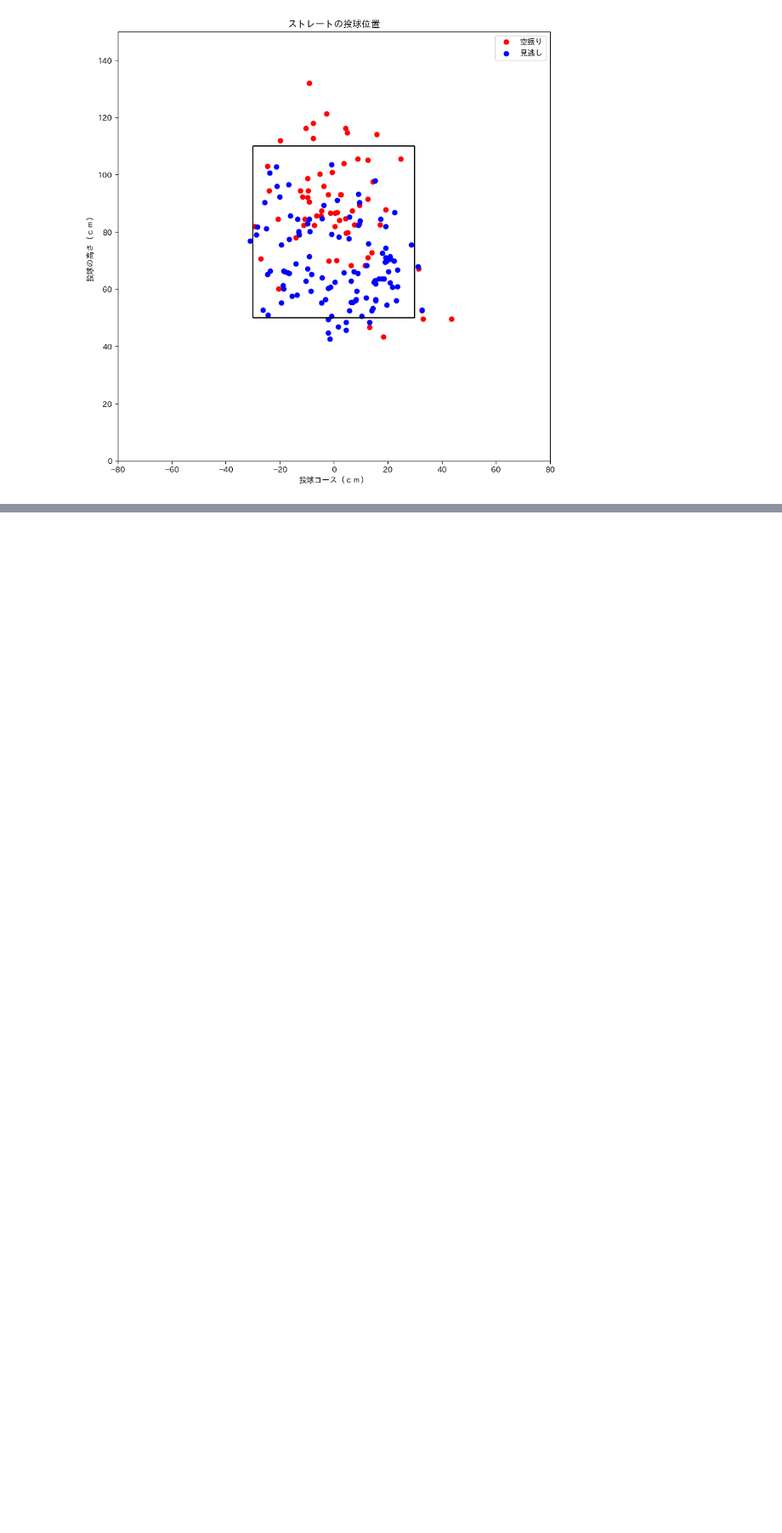
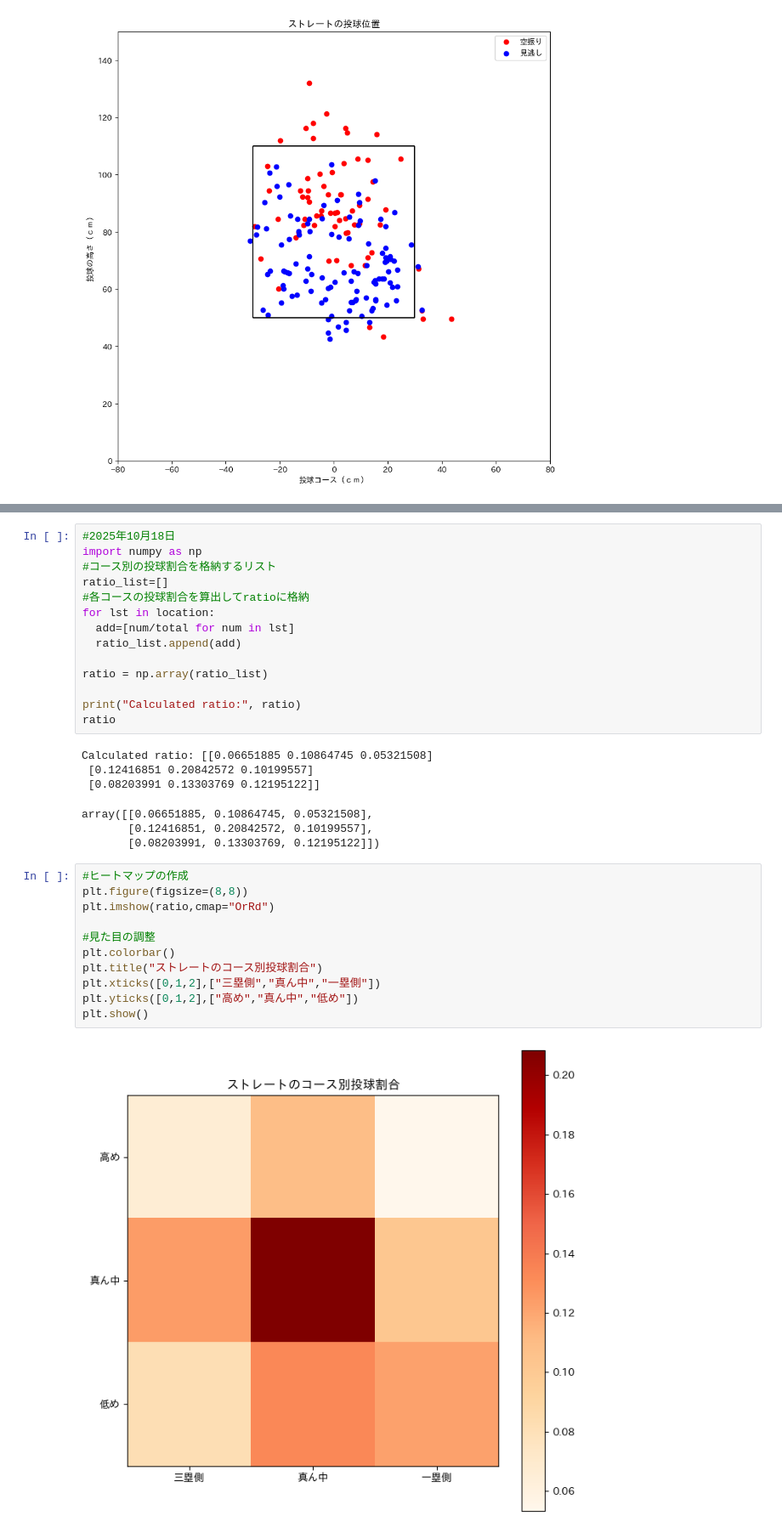
Before and after one commit to hitomitsu50/SportsData_Portfolio, a Jupyter notebook: 野球データ.ipynb, the cells around one changed output, grey strips where cells are left out. Shown: that part at 85% size. Drawn from its saved outputs; the diff is of its cells as text; blank space fills up the shorter version.

```diff
--- a/野球データ.ipynb
+++ b/野球データ.ipynb
@@ -242,0 +289,34 @@ plt.show()
+# %%
+#2025年10月18日
+import numpy as np
+#コース別の投球割合を格納するリスト
+ratio_list=[]
+#各コースの投球割合を算出してratioに格納
+for lst in location:
+  add=[num/total for num in lst]
+  ratio_list.append(add)
+
+ratio = np.array(ratio_list)
+
+print("Calculated ratio:", ratio)
+ratio
+# %% [output]
+Calculated ratio: [[0.06651885 0.10864745 0.05321508]
+ [0.12416851 0.20842572 0.10199557]
+ [0.08203991 0.13303769 0.12195122]]
+array([[0.06651885, 0.10864745, 0.05321508],
+       [0.12416851, 0.20842572, 0.10199557],
+       [0.08203991, 0.13303769, 0.12195122]])
+# %%
+#ヒートマップの作成
+plt.figure(figsize=(8,8))
+plt.imshow(ratio,cmap="OrRd")
+
+#見た目の調整
+plt.colorbar()
+plt.title("ストレートのコース別投球割合")
+plt.xticks([0,1,2],["三塁側","真ん中","一塁側"])
+plt.yticks([0,1,2],["高め","真ん中","低め"])
+plt.show()
+# %% [output]
+[figure, added]
```
Also changed, not shown: parts of 4 cells of this notebook.
